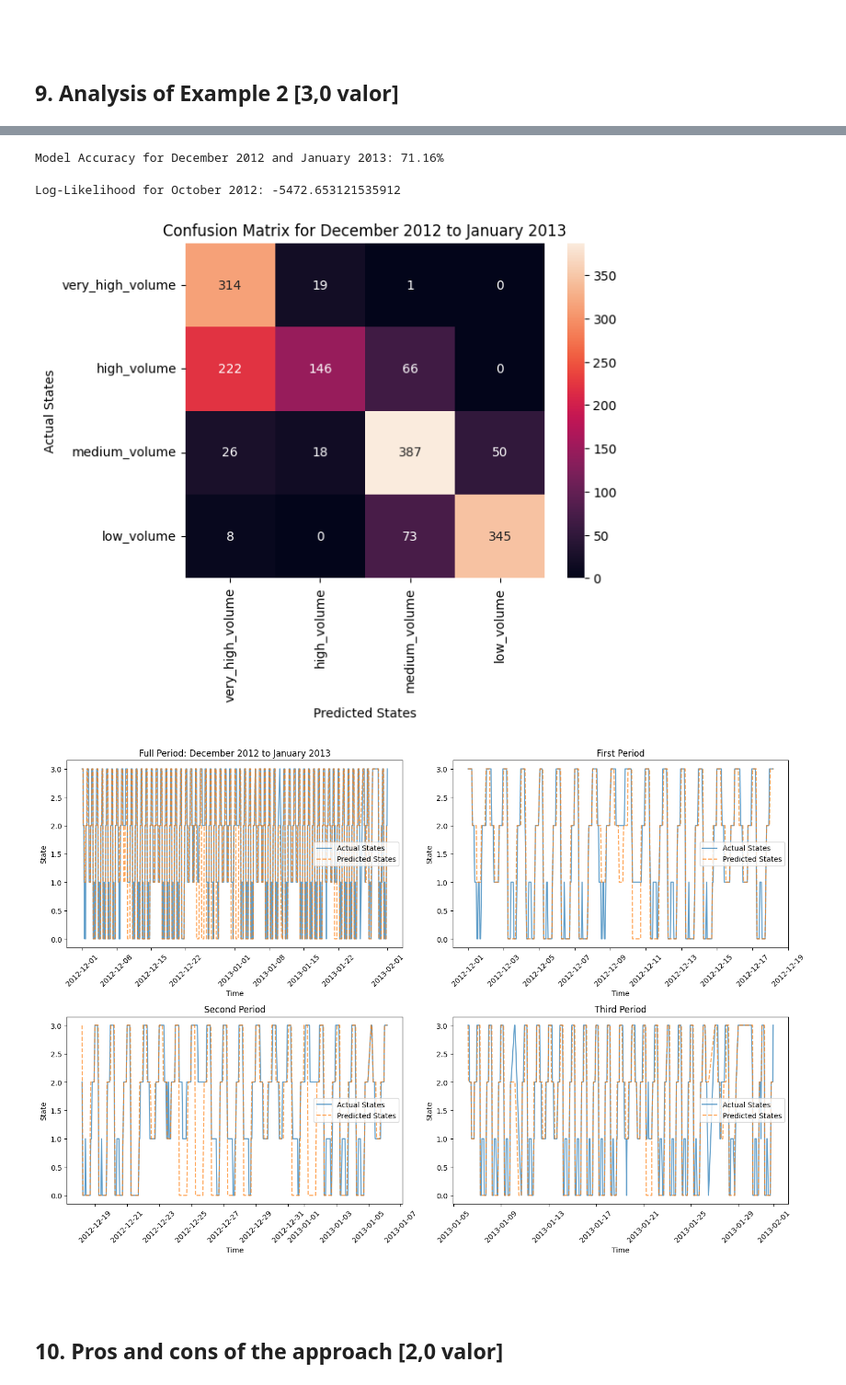
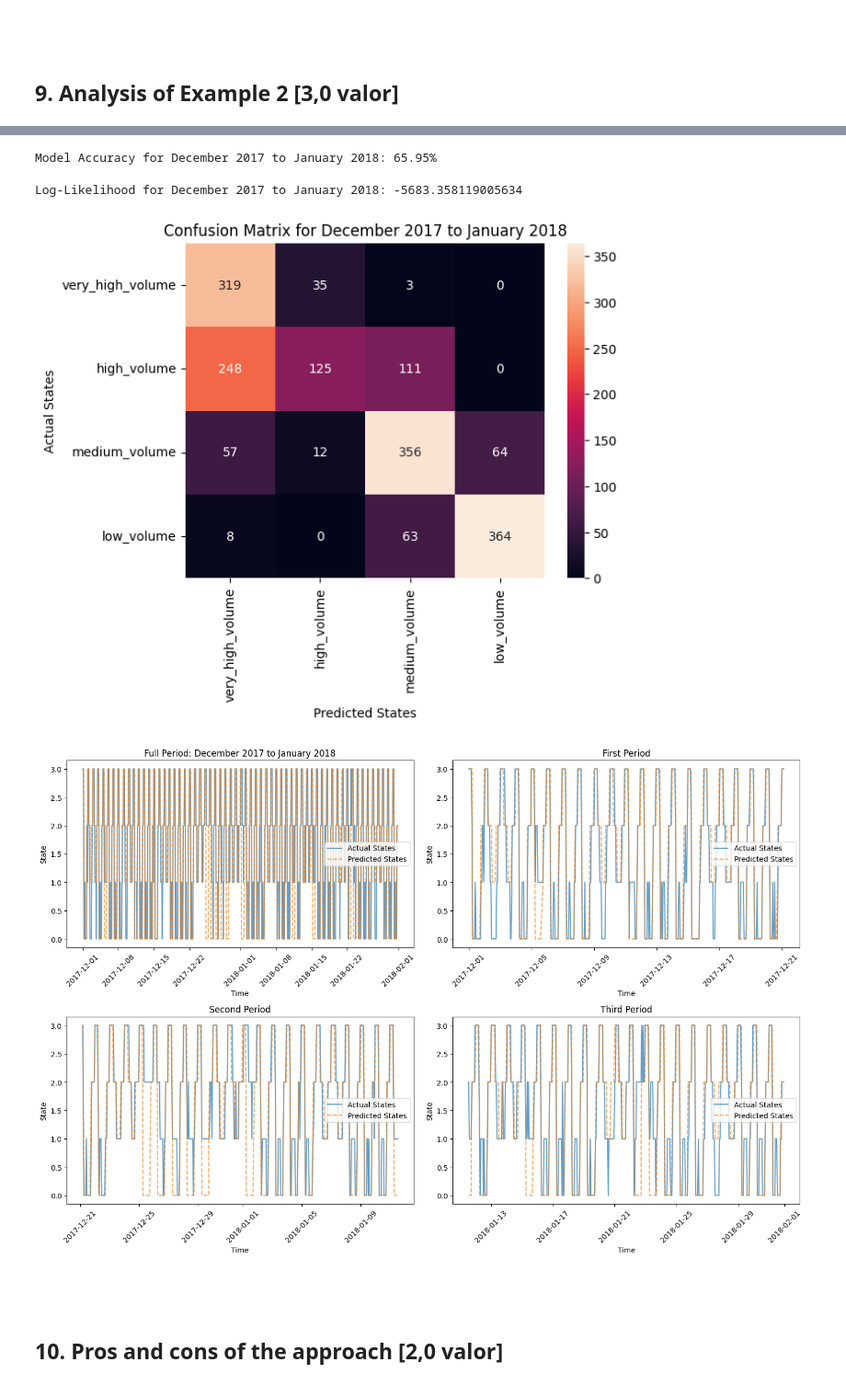
Before and after one commit to jepe06/TMBD_M02, a Jupyter notebook: assignment2.ipynb, the cells around one changed output, grey strips where cells are left out. Shown at 92% size. Cells and saved outputs as stored; diff of their text form; code cells hidden in the pictures.

```diff
--- a/assignment2.ipynb
+++ b/assignment2.ipynb
@@ -106,7 +106,7 @@ time_of_day = {
     "evening": range(18, 24)
 }
 
-temperture = {
+temperature = {
     "cold": range(-30, 0),
     "cool": range(0, 10),
     "mild": range(10, 20),
@@ -451,23 +452,9 @@ print(filtered_data)
 # %%
-# Define categories
-day_type_categories = ['weekday', 'weekend']
-time_of_day_categories = df2['time_of_day'].unique()
-weather_categories = df2['weather'].unique()
-traffic_categories = df2['traffic_volume_category'].unique()
-
-# Create mappings
-observations_map = {
-    f"{day_type}_{time}_{weather}": i
-    for i, (day_type, time, weather) in enumerate(product(day_type_categories, time_of_day_categories, weather_categories))
-}
-state_map = {state: i for i, state in enumerate(traffic_categories)}
-
 # Add a column for observation indices
 filtered_data['observation'] = filtered_data.apply(
     lambda row: observations_map[f"{'weekend' if row['weekend'] == 1 else 'weekday'}_{row['time_of_day']}_{row['weather']}"],
     axis=1
 )
-
 # Add a column for state indices
 filtered_data['state'] = filtered_data['traffic_volume_category'].map(state_map)
 # %% [output]
@@ -534,11 +521,11 @@ plt.show()
 
 ## 9. Analysis of Example 2 [3,0 valor]
 # %%
-# Filter for December 2012
-filtered_december = df2[(df2['date_time'].dt.year == 2012) & (df2['date_time'].dt.month == 12)]
+# Filter for December 2017
+filtered_december = df[(df['date_time'].dt.year == 2017) & (df['date_time'].dt.month == 12)]
 
-# Filter for January 2013
-filtered_january = df2[(df2['date_time'].dt.year == 2013) & (df2['date_time'].dt.month == 1)]
+# Filter for January 2018
+filtered_january = df[(df['date_time'].dt.year == 2018) & (df['date_time'].dt.month == 1)]
 
 # Combine the two subsets
 filtered_december_january = pd.concat([filtered_december, filtered_january])
@@ -565,19 +552,4 @@ print(filtered_december_january)
 # %%
-from itertools import product
-
-# Define categories
-day_type_categories = ['weekday', 'weekend']
-time_of_day_categories = df2['time_of_day'].unique()
-weather_categories = df2['weather'].unique()
-traffic_categories = df2['traffic_volume_category'].unique()
-
-# Create mappings
-observations_map = {
-    f"{day_type}_{time}_{weather}": i
-    for i, (day_type, time, weather) in enumerate(product(day_type_categories, time_of_day_categories, weather_categories))
-}
-state_map = {state: i for i, state in enumerate(traffic_categories)}
-
 # Add a column for observation indices
 filtered_december_january['observation'] = filtered_december_january.apply(
     lambda row: observations_map[f"{'weekend' if row['weekend'] == 1 else 'weekday'}_{row['time_of_day']}_{row['weather']}"],
@@ -597,34 +569,30 @@ actual_states = filtered_december_january['state'].values
 predicted_states = model.predict(test_sequence)
 # %%
 accuracy = accuracy_score(actual_states, predicted_states)
-print(f"Model Accuracy for December 2012 and January 2013: {accuracy * 100:.2f}%")
+print(f"Model Accuracy for December 2017 to January 2018: {accuracy * 100:.2f}%")
 # %% [output]
-Model Accuracy for December 2012 and January 2013: 71.16%
+Model Accuracy for December 2017 to January 2018: 65.95%
 # %%
 log_likelihood = model.score(test_sequence)
-print(f"Log-Likelihood for October 2012: {log_likelihood}")
+print(f"Log-Likelihood for December 2017 to January 2018: {log_likelihood}")
 # %% [output]
-Log-Likelihood for October 2012: -5472.653121535912
+Log-Likelihood for December 2017 to January 2018: -5683.358119005634
 # %%
-from sklearn.metrics import confusion_matrix
-import seaborn as sns
-import matplotlib.pyplot as plt
-
 conf_matrix = confusion_matrix(actual_states, predicted_states)
 
 # Visualize the confusion matrix
 sns.heatmap(conf_matrix, annot=True, fmt='d', xticklabels=state_map.keys(), yticklabels=state_map.keys())
 plt.xlabel("Predicted States")
 plt.ylabel("Actual States")
-plt.title("Confusion Matrix for December 2012 to January 2013")
+plt.title("Confusion Matrix for December 2017 to January 2018")
 plt.show()
 # %% [output]
-[figure, old version]
+[figure, new version]
 # %%
 import matplotlib.pyplot as plt
 import numpy as np
 
-# Get the time range for December 2012 to January 2013
+# Get the time range for December 2017 to January 2018
 time = filtered_december_january['date_time']
 total_points = len(time)
 
@@ -634,35 +602,35 @@ time_splits = [time.iloc[indices] for indices in split_indices]
 actual_splits = [actual_states[indices] for indices in split_indices]
 predicted_splits = [predicted_states[indices] for indices in split_indices]
 
 # Create 4 subplots
 fig, axs = plt.subplots(2, 2, figsize=(15, 10))
 
 # Top-left: Full period
 axs[0, 0].plot(time, actual_states, label='Actual States', alpha=0.7)
 axs[0, 0].plot(time, predicted_states, label='Predicted States', linestyle='dashed', alpha=0.7)
-axs[0, 0].set_title("Full Period: December 2012 to January 2013")
+axs[0, 0].set_title("Full Period: December 2017 to January 2018")
 axs[0, 0].set_xlabel("Time")
 axs[0, 0].set_ylabel("State")
 axs[0, 0].legend()
 axs[0, 0].tick_params(axis='x', rotation=45)
 
 # Other three plots: Truncated periods
 titles = ["First Period", "Second Period", "Third Period"]
 for i, (time_split, actual_split, predicted_split) in enumerate(zip(time_splits, actual_splits, predicted_splits)):
     row, col = (i + 1) // 2, (i + 1) % 2
     axs[row, col].plot(time_split, actual_split, label='Actual States', alpha=0.7)
     axs[row, col].plot(time_split, predicted_split, label='Predicted States', linestyle='dashed', alpha=0.7)
     axs[row, col].set_title(titles[i])
     axs[row, col].set_xlabel("Time")
     axs[row, col].set_ylabel("State")
     axs[row, col].legend()
     axs[row, col].tick_params(axis='x', rotation=45)
 
 # Adjust layout for clarity
 plt.tight_layout()
 plt.show()
 # %% [output]
-[figure, old version]
+[figure, new version]
 # %% [markdown]
 <br><br>
 ## 10. Pros and cons of the approach [2,0 valor]
```
Also changed, not shown: parts of 10 cells of this notebook, 1 other file.
